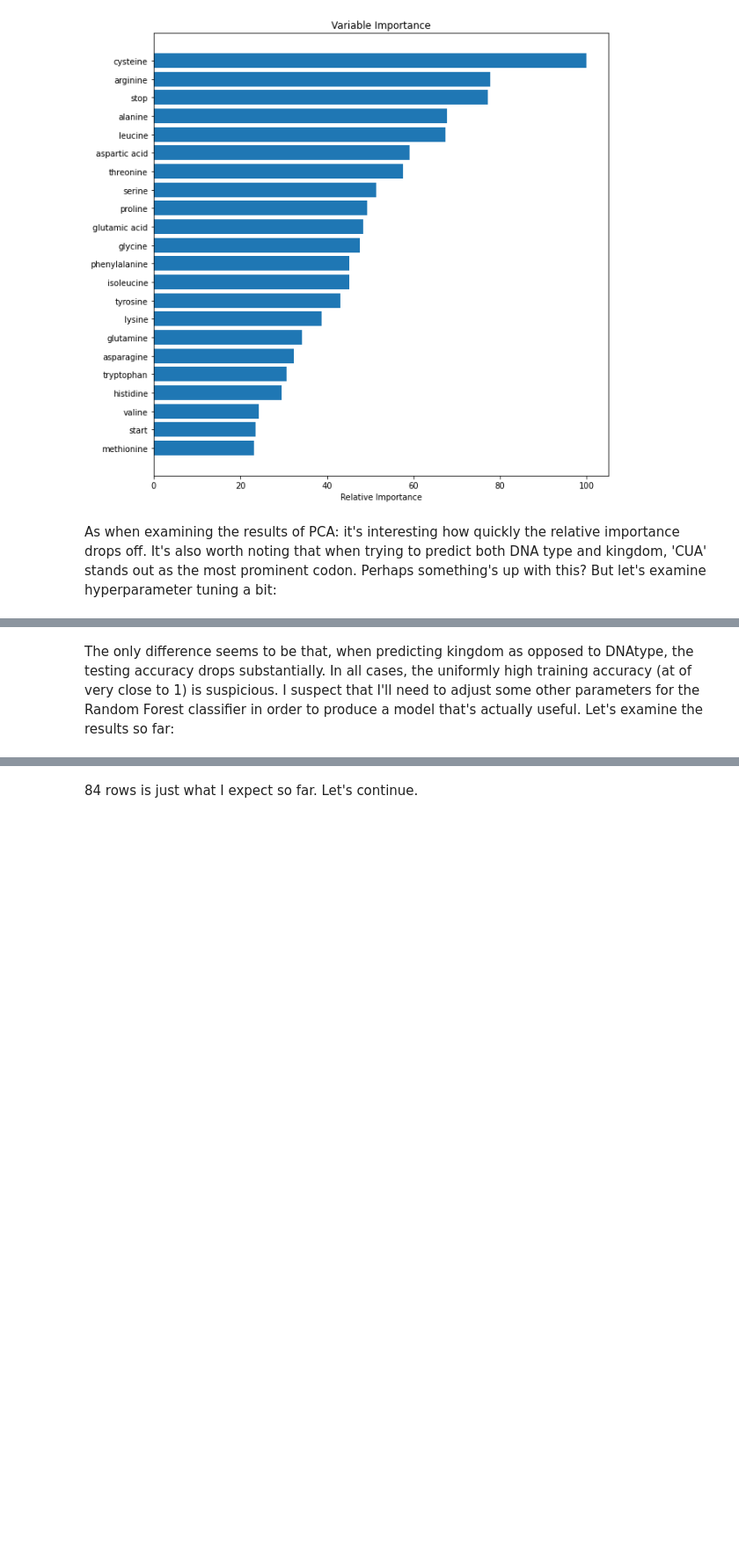
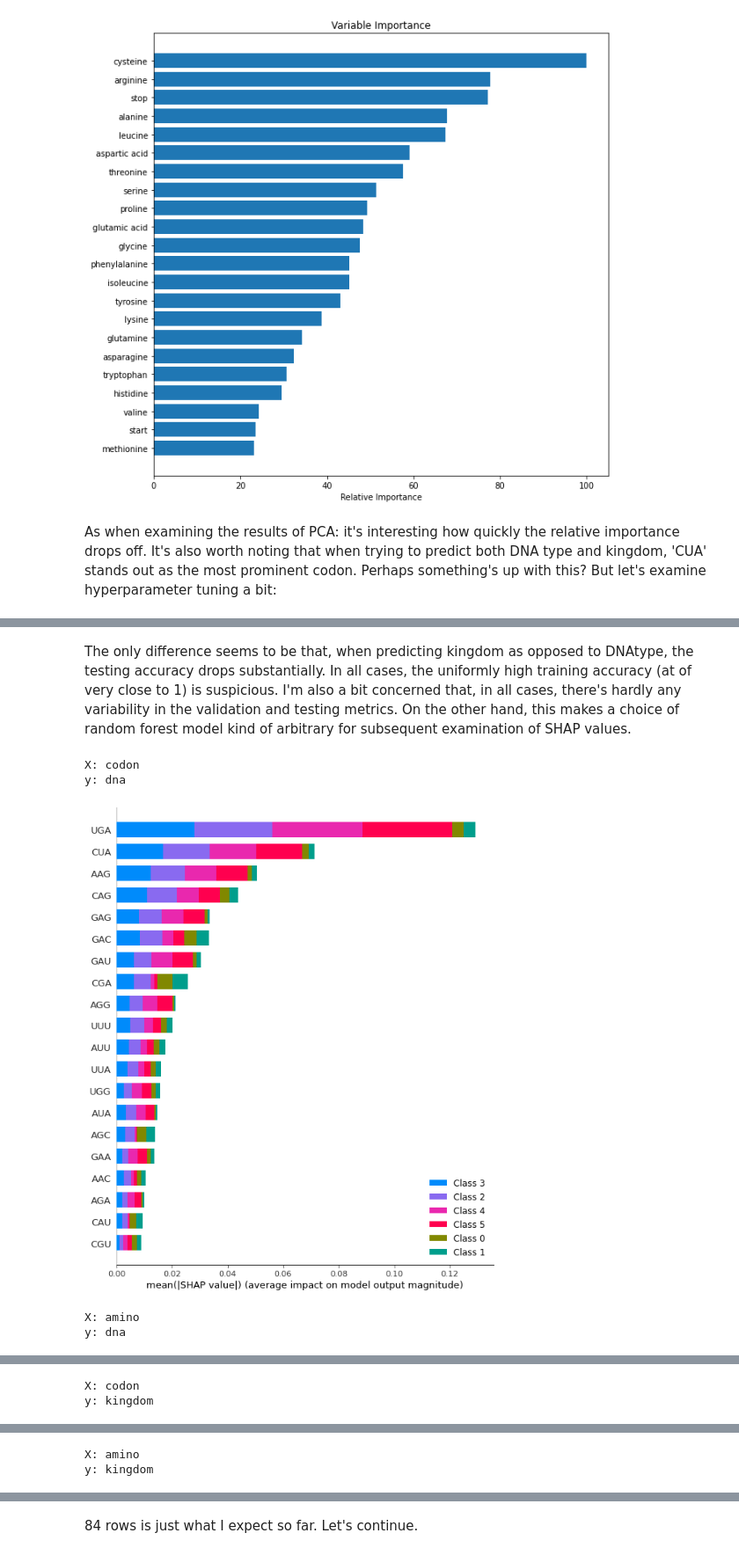
Before and after one commit to skizlik/capstone-2-dna-taxon-prediction, a Jupyter notebook: Capstone 2 Modeling.ipynb, the cells around one changed output, grey strips where cells are left out. Shown at 88% size. Saved outputs shown, nothing was run; the diff lists cells and outputs as text; code cells hidden in the pictures; blank space fills up the shorter version.

```diff
--- a/Capstone 2 Modeling.ipynb
+++ b/Capstone 2 Modeling.ipynb
@@ -664,2 +667,40 @@ results = results.append(rfc_fit(kingcols, amino_list, 'kingdom', 'amino', test_
 # %% [markdown]
-The only difference seems to be that, when predicting kingdom as opposed to DNAtype, the testing accuracy drops substantially.  In all cases, the uniformly high training accuracy (at of very close to 1) is suspicious.  I suspect that I'll need to adjust some other parameters for the Random Forest classifier in order to  produce a model that's actually useful. Let's examine the results so far:
+The only difference seems to be that, when predicting kingdom as opposed to DNAtype, the testing accuracy drops substantially.  In all cases, the uniformly high training accuracy (at of very close to 1) is suspicious. I'm also a bit concerned that, in all cases, there's hardly any variability in the validation and testing metrics.  On the other hand, this makes a choice of random forest model kind of arbitrary for subsequent examination of SHAP values.
+# %%
+# shap for random forest models
+
+
+def rfc_shap(y, X, yn='', Xn='', n_est=300, tts_random_state=0, rfc_random_state=0, test_id=0):
+    print("X:", Xn)
+    print("y:", yn)
+    # split all data
+    X_train, X_val, y_train, y_val = train_test_split(cu[X], cu[y], test_size=0.15, random_state=tts_random_state)
+    # scale X data
+    X_train, X_val, X_test = scale_all(X_train, X_val, testset[X])
+
+    y_test = testset[y]
+
+    rfc = RandomForestClassifier(n_estimators=n_est, random_state=rfc_random_state, n_jobs=-1)
+    rfc.fit(X_train,y_train)
+    shap_values = shap.TreeExplainer(rfc).shap_values(X_train)
+    plot_title = "Predicting" + yn + "using" + Xn
+    shap.summary_plot(shap_values, X_train, feature_names=X, title=plot_title, plot_type="bar")
+    # summary_plot returns an error for other plot types for multiclass
+    #shap.summary_plot(shap_values, X_train, feature_names=X, title=plot_title, plot_type="violin")
+    #shap.summary_plot(shap_values, X_train, feature_names=X, title=plot_title, plot_type="dot")
+# %%
+# running the function on:
+# y=DNAtype X=codon
+rfc_shap(dnacols, codon_list, 'dna', 'codon', tts_random_state=55)
+# y=DNAtype X=amin
+rfc_shap(dnacols, amino_list, 'dna', 'amino', tts_random_state=12)
+# y=kingdom X=codon
+rfc_shap(kingcols, codon_list, 'kingdom', 'codon', tts_random_state=63)
+# y=kingdom X=amino
+rfc_shap(kingcols, amino_list, 'kingdom', 'amino', tts_random_state=40)
+# %% [output]
+X: codon
+y: dna
+[figure, added]
+X: amino
+y: dna
@@ -665,0 +708,2 @@ The only difference seems to be that, when predicting kingdom as opposed to DNAt
+X: codon
+y: kingdom
@@ -665,0 +711,2 @@ The only difference seems to be that, when predicting kingdom as opposed to DNAt
+X: amino
+y: kingdom
```
Also changed, not shown: parts of 88 cells of this notebook.
